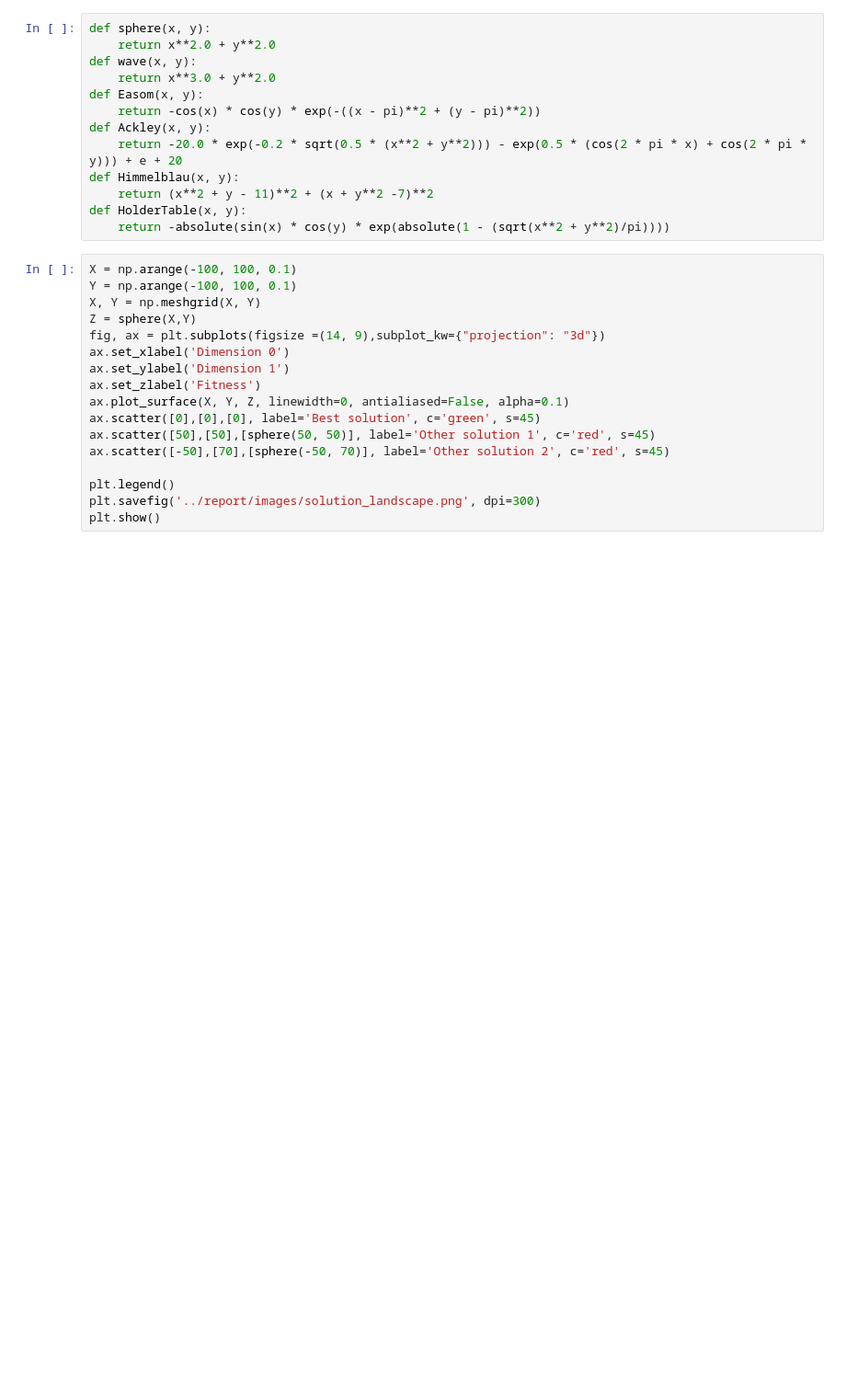
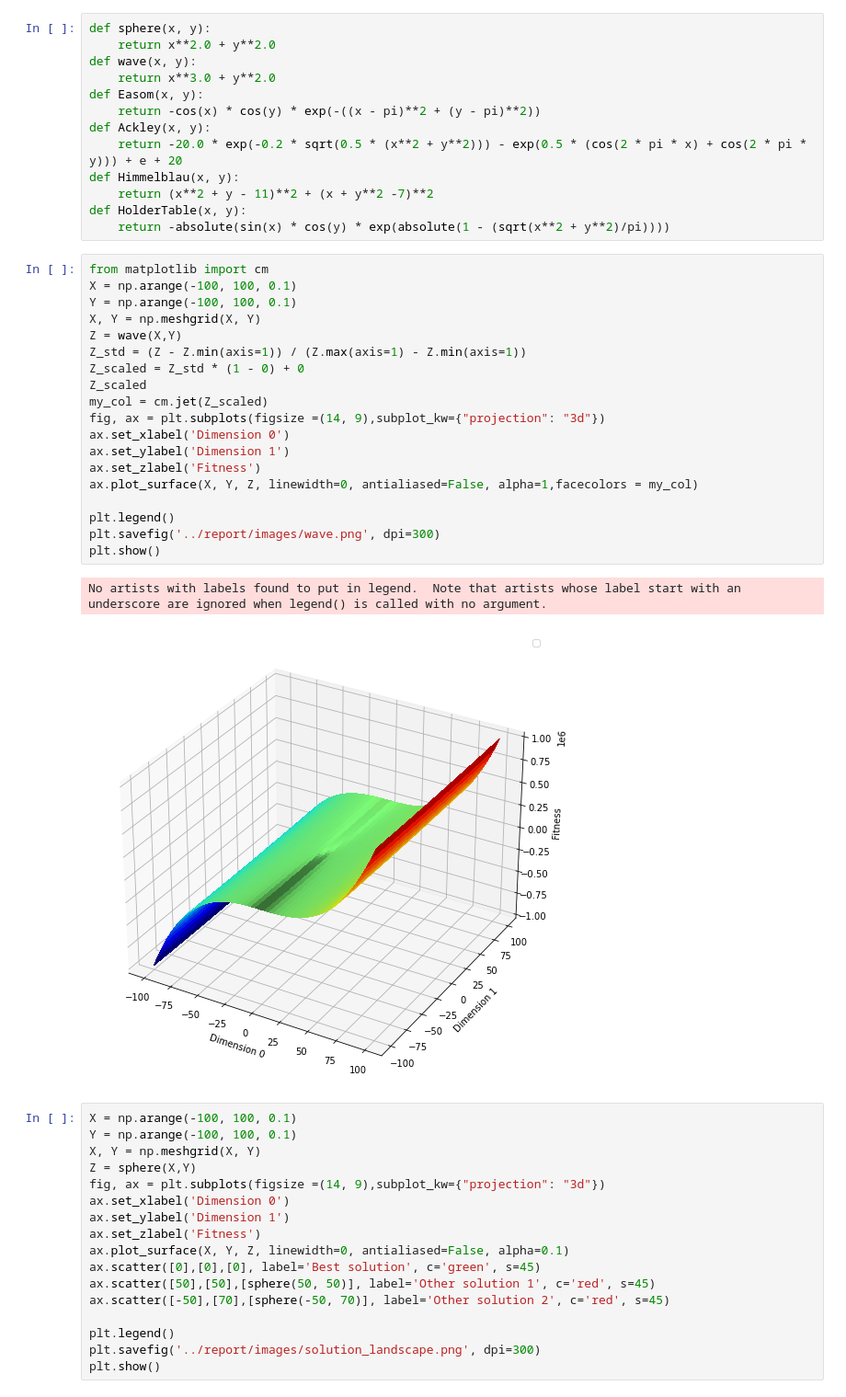
Before and after one commit to fedeizzo/ParticleSwarmOptimization-OpenMPI, a Jupyter notebook: benchmark/loading_test.ipynb, the cells around one changed output. Shown at 92% size. Cells and saved outputs as stored; diff of their text form; blank space fills up the shorter version.

```diff
--- a/benchmark/loading_test.ipynb
+++ b/benchmark/loading_test.ipynb
@@ -29,6 +29,28 @@ def Himmelblau(x, y):
     return (x**2 + y - 11)**2 + (x + y**2 -7)**2
 def HolderTable(x, y):
     return -absolute(sin(x) * cos(y) * exp(absolute(1 - (sqrt(x**2 + y**2)/pi))))
+# %%
+from matplotlib import cm
+X = np.arange(-100, 100, 0.1)
+Y = np.arange(-100, 100, 0.1)
+X, Y = np.meshgrid(X, Y)
+Z = wave(X,Y)
+Z_std = (Z - Z.min(axis=1)) / (Z.max(axis=1) - Z.min(axis=1))
+Z_scaled = Z_std * (1 - 0) + 0
+Z_scaled
+my_col = cm.jet(Z_scaled)
+fig, ax = plt.subplots(figsize =(14, 9),subplot_kw={"projection": "3d"})
+ax.set_xlabel('Dimension 0')
+ax.set_ylabel('Dimension 1')
+ax.set_zlabel('Fitness')
+ax.plot_surface(X, Y, Z, linewidth=0, antialiased=False, alpha=1,facecolors = my_col)
+
+plt.legend()
+plt.savefig('../report/images/wave.png', dpi=300)
+plt.show()
+# %% [output]
+No artists with labels found to put in legend.  Note that artists whose label start with an underscore are ignored when legend() is called with no argument.
+[figure, added]
 # %%
 X = np.arange(-100, 100, 0.1)
 Y = np.arange(-100, 100, 0.1)
```
Also changed, not shown: 14 other files.
